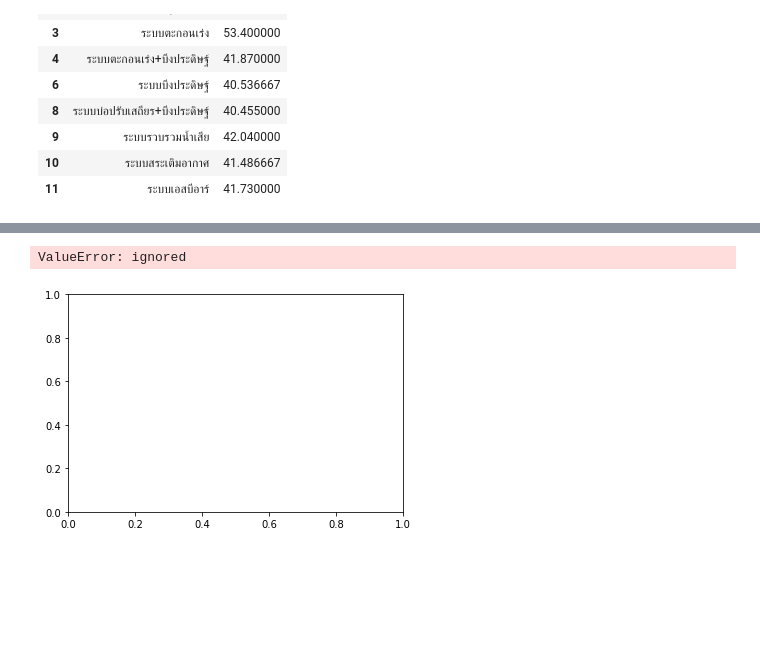
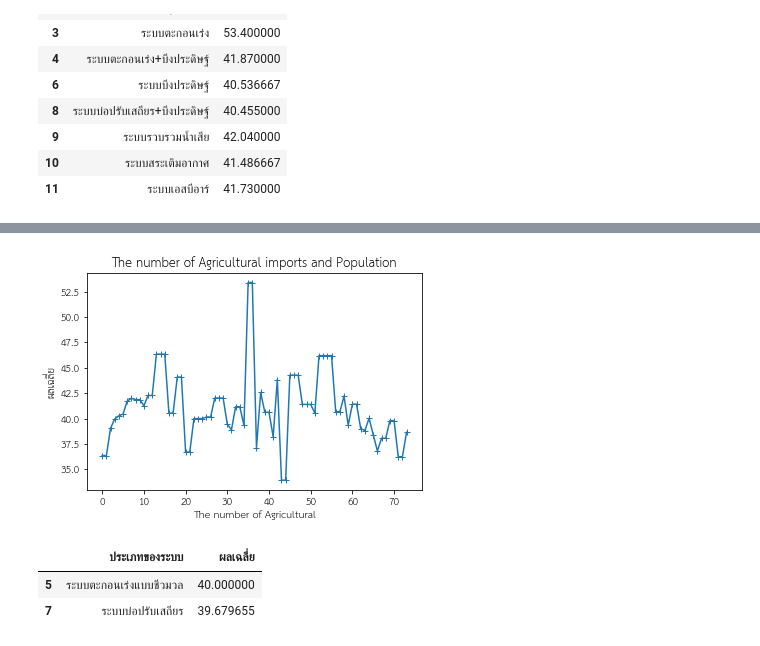
Before and after one commit to chalarm1405/DWDM21_, a Jupyter notebook: Project for Group.ipynb, the cells around one changed output, grey strips where cells are left out. Drawn from its saved outputs; the diff is of its cells as text; code cells hidden in the pictures; blank space fills up the shorter version.

```diff
--- a/Project for Group.ipynb
+++ b/Project for Group.ipynb
@@ -972,9 +956,16 @@ plt.show()
 # %%
-plt.plot(range(len(data_1['ประเภทของระบบ'])),data_1['ผลเฉลี่ย'],marker='g')
+plt.plot(range(len(data_1['ประเภทของระบบ'])),data_1['ผลเฉลี่ย'],marker='+')
 plt.xlabel('The number of Agricultural')
 plt.ylabel('ผลเฉลี่ย')
 plt.title('The number of Agricultural imports and Population')
 plt.show()
 # %% [output]
-ValueError: ignored
-[figure, old version]
+[figure, new version]
+# %%
+change2 = category_mean['ผลเฉลี่ย'] <= 40
+mean_least40 = category_mean[change2]
+mean_least40
+# %% [output]
+|  | ประเภทของระบบ | ผลเฉลี่ย |
+| 5 | ระบบตะกอนเร่งแบบชีวมวล | 40.000000 |
+| 7 | ระบบบ่อปรับเสถียร | 39.679655 |
```
Also changed, not shown: parts of 21 cells of this notebook.
